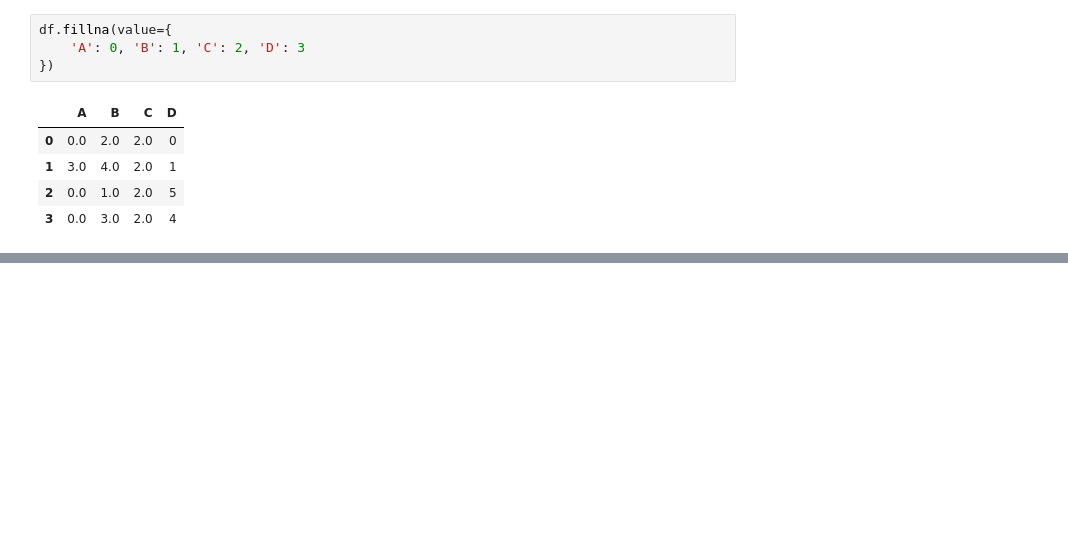
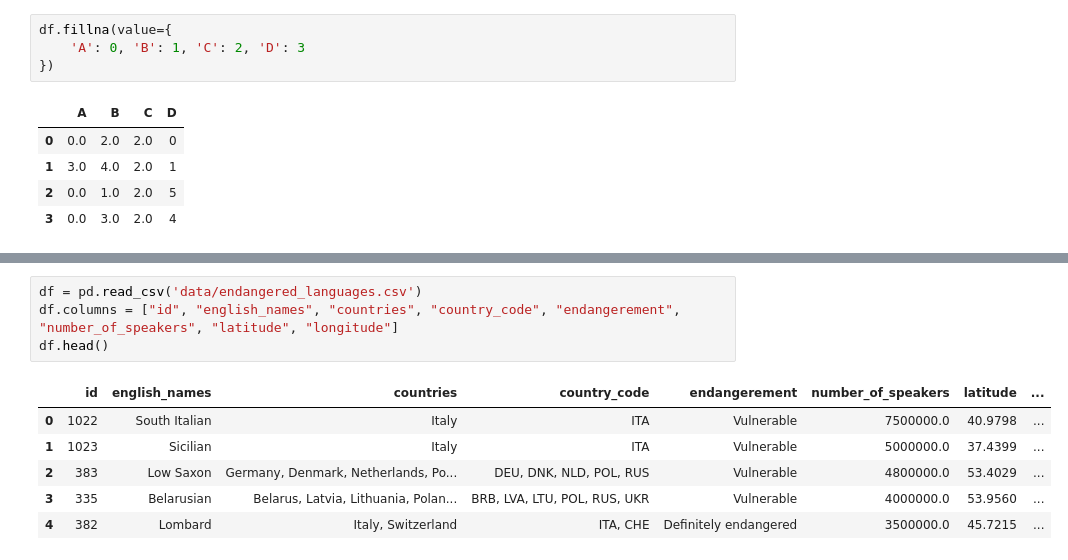
Before and after one commit to gillouche/exploratory-data-analysis, a Jupyter notebook: notebooks/001. pandas.ipynb, the cells around one changed output, grey strips where cells are left out. Saved outputs shown, nothing was run; the diff lists cells and outputs as text; blank space fills up the shorter version.

```diff
--- a/notebooks/001. pandas.ipynb
+++ b/notebooks/001. pandas.ipynb
@@ -1259,0 +1460,11 @@ df.fillna(value={
+# %%
+df = pd.read_csv('data/endangered_languages.csv')
+df.columns = ["id", "english_names", "countries", "country_code", "endangerement", "number_of_speakers", "latitude", "longitude"]
+df.head()
+# %% [output]
+|  | id | english_names | countries | country_code | endangerement | number_of_speakers | latitude | ... |
+| 0 | 1022 | South Italian | Italy | ITA | Vulnerable | 7500000.0 | 40.9798 | ... |
+| 1 | 1023 | Sicilian | Italy | ITA | Vulnerable | 5000000.0 | 37.4399 | ... |
+| 2 | 383 | Low Saxon | Germany, Denmark, Netherlands, Po... | DEU, DNK, NLD, POL, RUS | Vulnerable | 4800000.0 | 53.4029 | ... |
+| 3 | 335 | Belarusian | Belarus, Latvia, Lithuania, Polan... | BRB, LVA, LTU, POL, RUS, UKR | Vulnerable | 4000000.0 | 53.9560 | ... |
+| 4 | 382 | Lombard | Italy, Switzerland | ITA, CHE | Definitely endangered | 3500000.0 | 45.7215 | ... |
```
Also changed, not shown: parts of 46 cells of this notebook, 6 other files.
